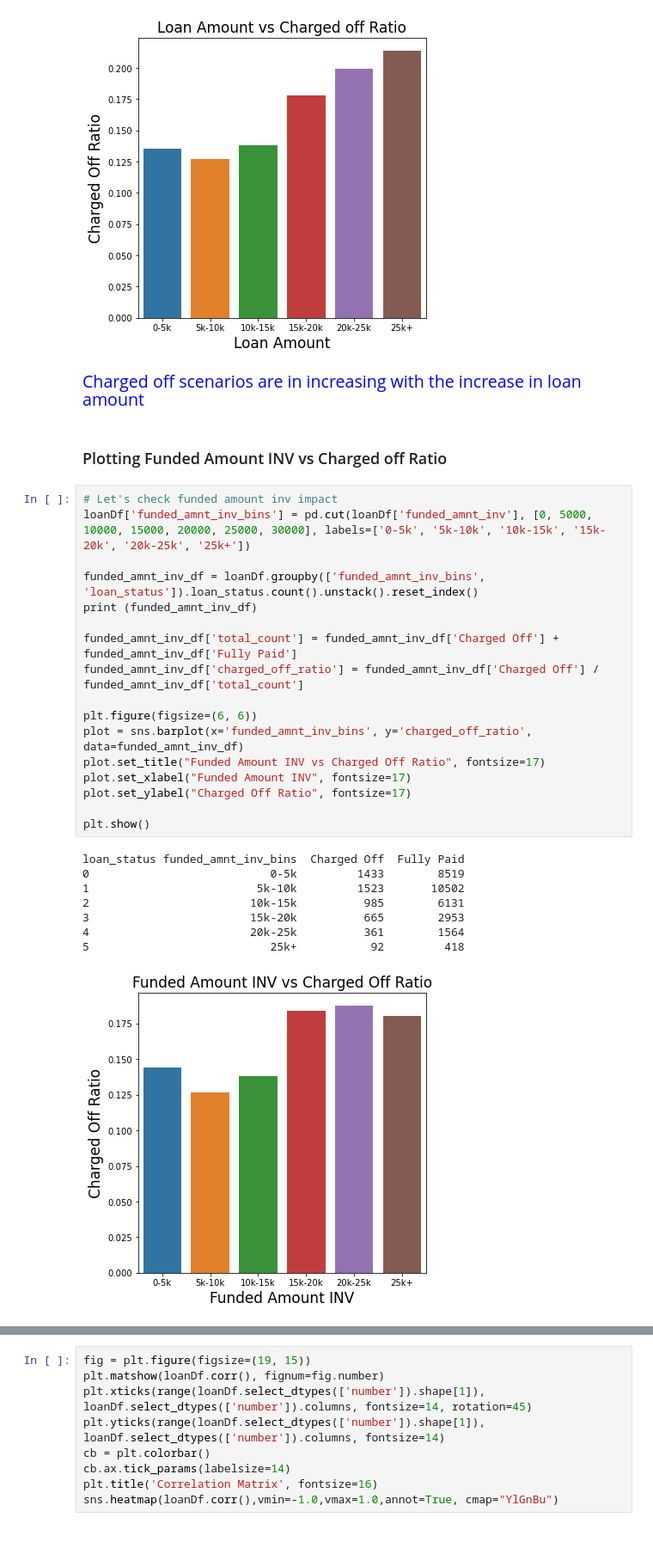
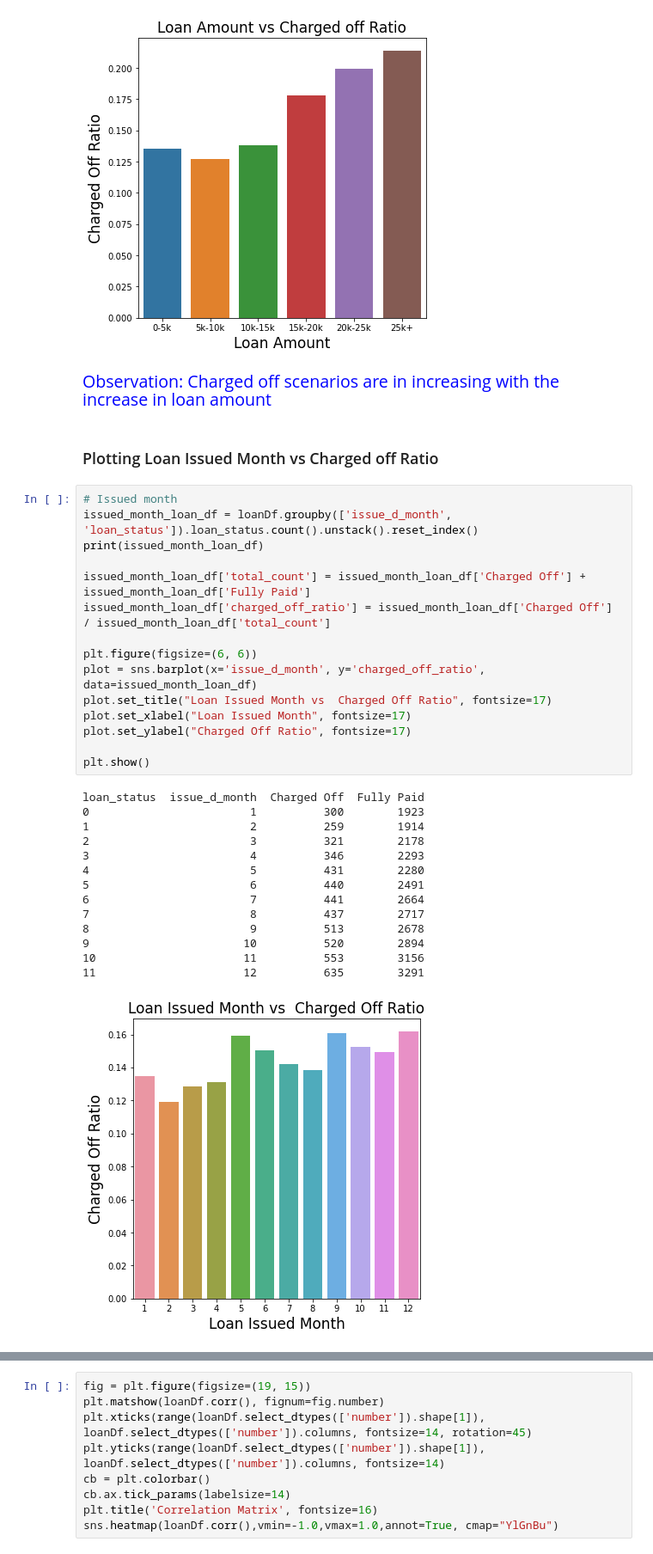
Before and after one commit to sivaprasadt246/LendingClubCaseStudy, a Jupyter notebook: SivaPrasadThota.ipynb, the cells around one changed output, grey strips where cells are left out. Shown at 86% size. Cells and saved outputs as stored; diff of their text form.

```diff
--- a/SivaPrasadThota.ipynb
+++ b/SivaPrasadThota.ipynb
@@ -810,33 +790,37 @@ loan_status loan_amnt_bins  Charged Off  Fully Paid
 5                     25k+          122         449
 [figure]
 # %% [markdown]
-<p style="font-family: Arial; font-size:1.4em;color:blue;"> Charged off scenarios are in increasing with the increase in loan amount </p
+<p style="font-family: Arial; font-size:1.4em;color:blue;"> Observation: Charged off scenarios are in increasing with the increase in loan amount </p
 # %% [markdown]
-### Plotting Funded Amount INV vs Charged off Ratio
+### Plotting Loan Issued Month vs Charged off Ratio
 # %%
-# Let's check funded amount inv impact
-loanDf['funded_amnt_inv_bins'] = pd.cut(loanDf['funded_amnt_inv'], [0, 5000, 10000, 15000, 20000, 25000, 30000], labels=['0-5k', '5k-10k', '10k-15k', '15k-20k', '20k-25k', '25k+'])
+# Issued month
+issued_month_loan_df = loanDf.groupby(['issue_d_month', 'loan_status']).loan_status.count().unstack().reset_index()
+print(issued_month_loan_df)
 
-funded_amnt_inv_df = loanDf.groupby(['funded_amnt_inv_bins', 'loan_status']).loan_status.count().unstack().reset_index()
-print (funded_amnt_inv_df)
-
-funded_amnt_inv_df['total_count'] = funded_amnt_inv_df['Charged Off'] + funded_amnt_inv_df['Fully Paid']
-funded_amnt_inv_df['charged_off_ratio'] = funded_amnt_inv_df['Charged Off'] / funded_amnt_inv_df['total_count']
+issued_month_loan_df['total_count'] = issued_month_loan_df['Charged Off'] + issued_month_loan_df['Fully Paid']
+issued_month_loan_df['charged_off_ratio'] = issued_month_loan_df['Charged Off'] / issued_month_loan_df['total_count']
 
 plt.figure(figsize=(6, 6))
-plot = sns.barplot(x='funded_amnt_inv_bins', y='charged_off_ratio', data=funded_amnt_inv_df)
-plot.set_title("Funded Amount INV vs Charged Off Ratio", fontsize=17)
-plot.set_xlabel("Funded Amount INV", fontsize=17)
+plot = sns.barplot(x='issue_d_month', y='charged_off_ratio', data=issued_month_loan_df)
+plot.set_title("Loan Issued Month vs  Charged Off Ratio", fontsize=17)
+plot.set_xlabel("Loan Issued Month", fontsize=17)
 plot.set_ylabel("Charged Off Ratio", fontsize=17)
 
 plt.show()
 # %% [output]
-loan_status funded_amnt_inv_bins  Charged Off  Fully Paid
-0                           0-5k         1433        8519
-1                         5k-10k         1523       10502
-2                        10k-15k          985        6131
-3                        15k-20k          665        2953
-4                        20k-25k          361        1564
-5                           25k+           92         418
+loan_status  issue_d_month  Charged Off  Fully Paid
+0                        1          300        1923
+1                        2          259        1914
+2                        3          321        2178
+3                        4          346        2293
+4                        5          431        2280
+5                        6          440        2491
+6                        7          441        2664
+7                        8          437        2717
+8                        9          513        2678
+9                       10          520        2894
+10                      11          553        3156
+11                      12          635        3291
-[figure, old version]
+[figure, new version]
 # %% [markdown]
```
Also changed, not shown: parts of 54 cells of this notebook.
